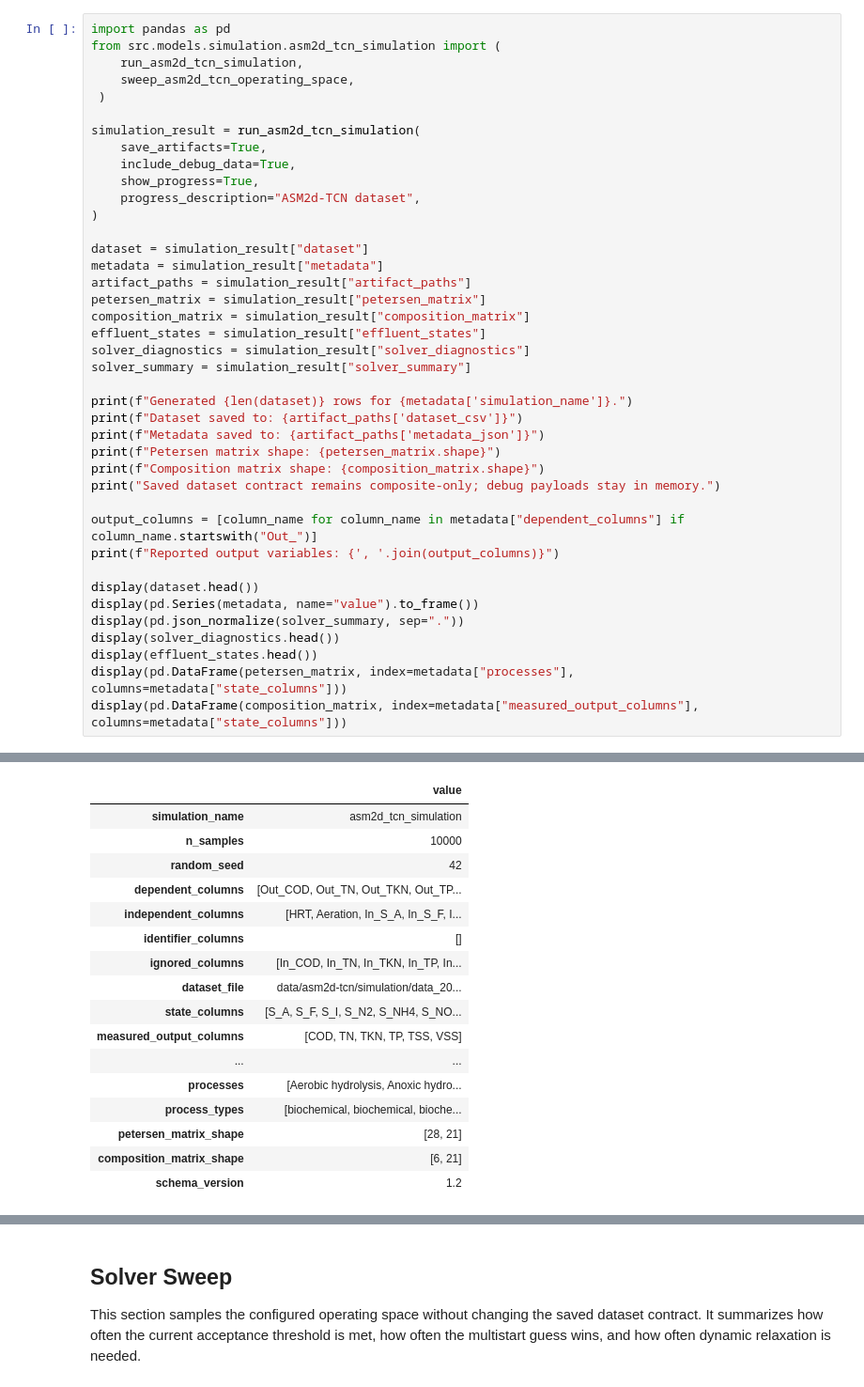
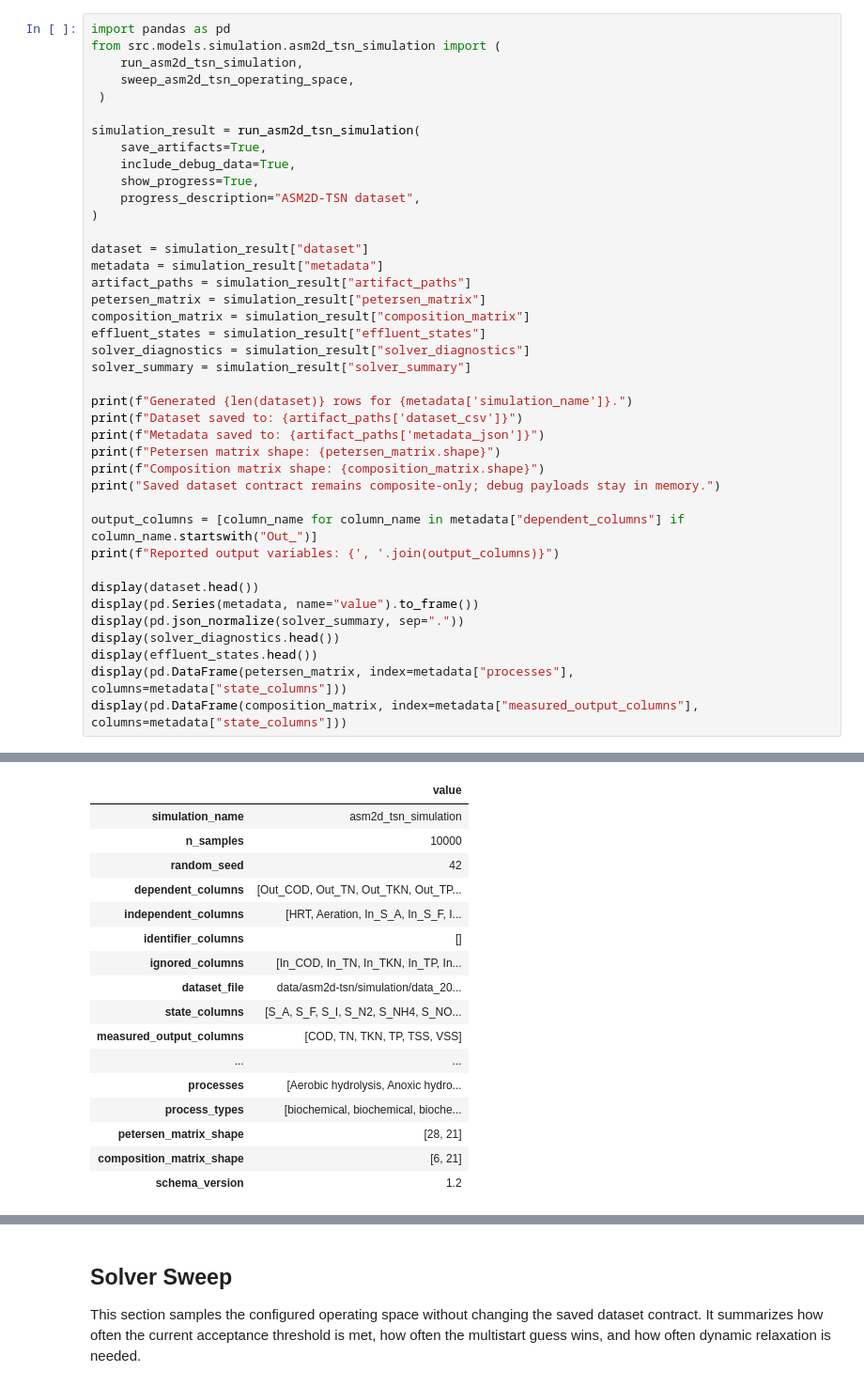
Before and after one commit to egbertoselerio1997/pibre-model, a Jupyter notebook: simulation.ipynb, the cells around one changed output, grey strips where cells are left out. Shown at 94% size. Saved outputs shown, nothing was run; the diff lists cells and outputs as text.

```diff
--- a/simulation.ipynb
+++ b/simulation.ipynb
@@ -6,16 +6,16 @@ This notebook runs the ASM2d-TCN simulation model from the source package and pe
 The reported output variables here are exclusively the configured composites.
 # %%
 import pandas as pd
-from src.models.simulation.asm2d_tcn_simulation import (
-    run_asm2d_tcn_simulation,
-    sweep_asm2d_tcn_operating_space,
+from src.models.simulation.asm2d_tsn_simulation import (
+    run_asm2d_tsn_simulation,
+    sweep_asm2d_tsn_operating_space,
  )
 
-simulation_result = run_asm2d_tcn_simulation(
+simulation_result = run_asm2d_tsn_simulation(
     save_artifacts=True,
     include_debug_data=True,
     show_progress=True,
-    progress_description="ASM2d-TCN dataset",
+    progress_description="ASM2D-TSN dataset",
 )
 
 dataset = simulation_result["dataset"]
@@ -62,12 +62,12 @@ Reported output variables: Out_COD, Out_TN, Out_TKN, Out_TP, Out_TSS, Out_VSS
 |  | value |
-| simulation_name | asm2d_tcn_simulation |
+| simulation_name | asm2d_tsn_simulation |
 | n_samples | 10000 |
 | random_seed | 42 |
 | dependent_columns | [Out_COD, Out_TN, Out_TKN, Out_TP... |
 | independent_columns | [HRT, Aeration, In_S_A, In_S_F, I... |
 | identifier_columns | [] |
 | ignored_columns | [In_COD, In_TN, In_TKN, In_TP, In... |
-| dataset_file | data/asm2d-tcn/simulation/data_20... |
+| dataset_file | data/asm2d-tsn/simulation/data_20... |
 | state_columns | [S_A, S_F, S_I, S_N2, S_NH4, S_NO... |
 | measured_output_columns | [COD, TN, TKN, TP, TSS, VSS] |
 | ... | ... |
```
Also changed, not shown: parts of 4 cells of this notebook, 29 other files.
